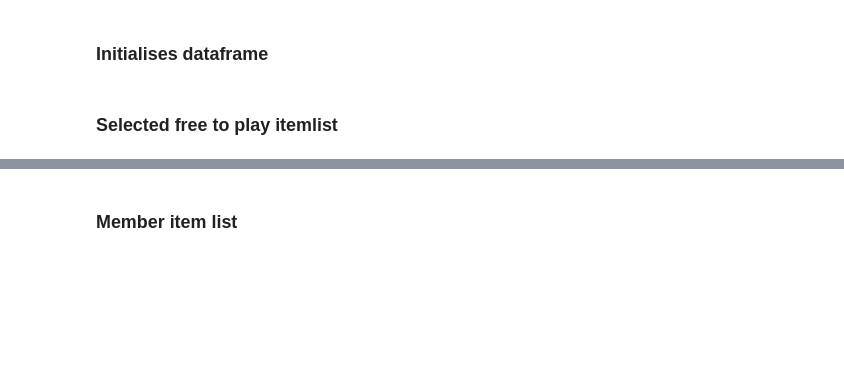
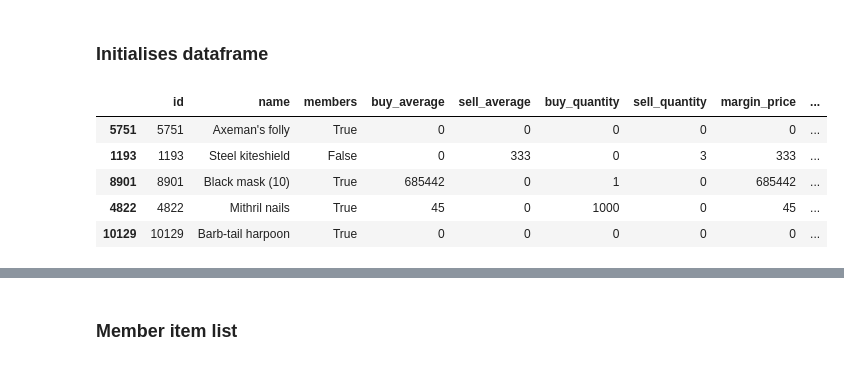
Before and after one commit to VincentMaes26/osrs-project, a Jupyter notebook: OSRS FLIPPING.ipynb, the cells around one changed output, grey strips where cells are left out. Saved outputs shown, nothing was run; the diff lists cells and outputs as text; code cells hidden in the pictures; blank space fills up the shorter version.

```diff
--- a/OSRS FLIPPING.ipynb
+++ b/OSRS FLIPPING.ipynb
@@ -8,20 +9,33 @@ import requests as req;
 # %%
 baseURL = "https://rsbuddy.com/exchange/summary.json";
 
 call = req.request("GET",url=baseURL)
 temp = pd.read_json(call.text)
 
 df = temp.transpose()
 
-def get_margin(row):
+def get_margin_price(row):
     if(row["sell_average"] > row["buy_average"]):
         return row["sell_average"]-row["buy_average"]
     else:
         return row["buy_average"]-row["sell_average"]
 
+def get_margin_quantity(row):
+    if(row["sell_quantity"]> row["buy_quantity"]):
+        return row["sell_quantity"]-row["buy_quantity"]
+    else:
+        return row["buy_quantity"]-row["sell_quantity"]
 
-df["margin"] = df.apply(lambda row: get_margin(row), axis=1 )
 
-df = df[(df["sell_average"] > 0) & (df["buy_average"] > 0)]
+df["margin_price"] = df.apply(lambda row: get_margin_price(row), axis=1 )
+df["margin_quantity"] = df.apply(lambda row: get_margin_quantity(row), axis=1)
+
+df = df[["id","name","members", "buy_average", "sell_average", "buy_quantity", "sell_quantity", "margin_price", "margin_quantity"]]
+df.sample(5)
+# %% [output]
+|  | id | name | members | buy_average | sell_average | buy_quantity | sell_quantity | margin_price | ... |
+| 5751 | 5751 | Axeman's folly | True | 0 | 0 | 0 | 0 | 0 | ... |
+| 1193 | 1193 | Steel kiteshield | False | 0 | 333 | 0 | 3 | 333 | ... |
+| 8901 | 8901 | Black mask (10) | True | 685442 | 0 | 1 | 0 | 685442 | ... |
+| 4822 | 4822 | Mithril nails | True | 45 | 0 | 1000 | 0 | 45 | ... |
+| 10129 | 10129 | Barb-tail harpoon | True | 0 | 0 | 0 | 0 | 0 | ... |
-# %% [markdown]
-### Selected free to play itemlist
```
Also changed, not shown: parts of 7 cells of this notebook.
